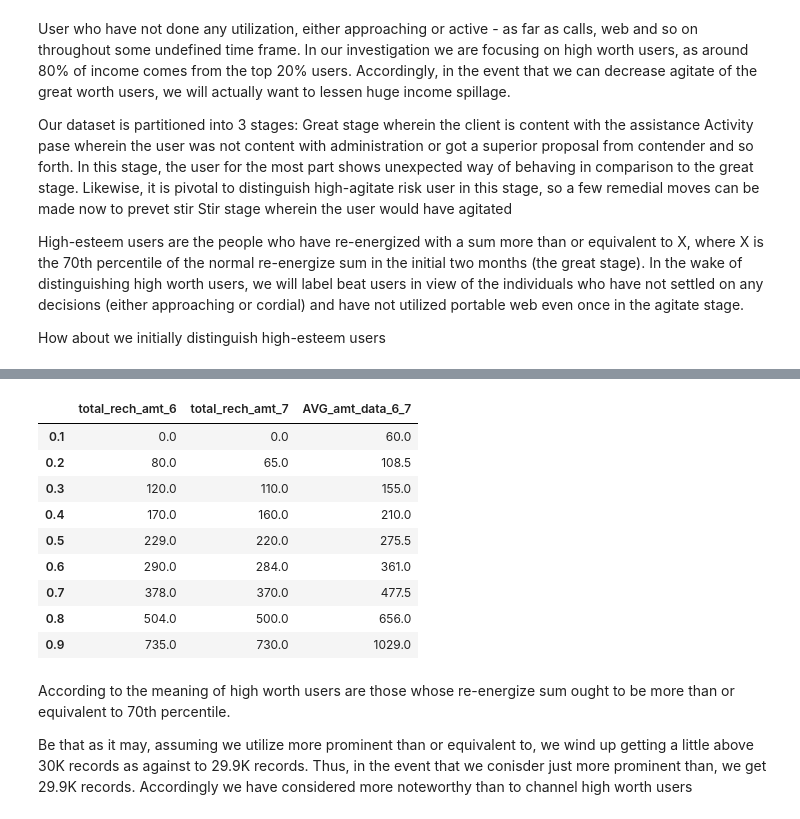
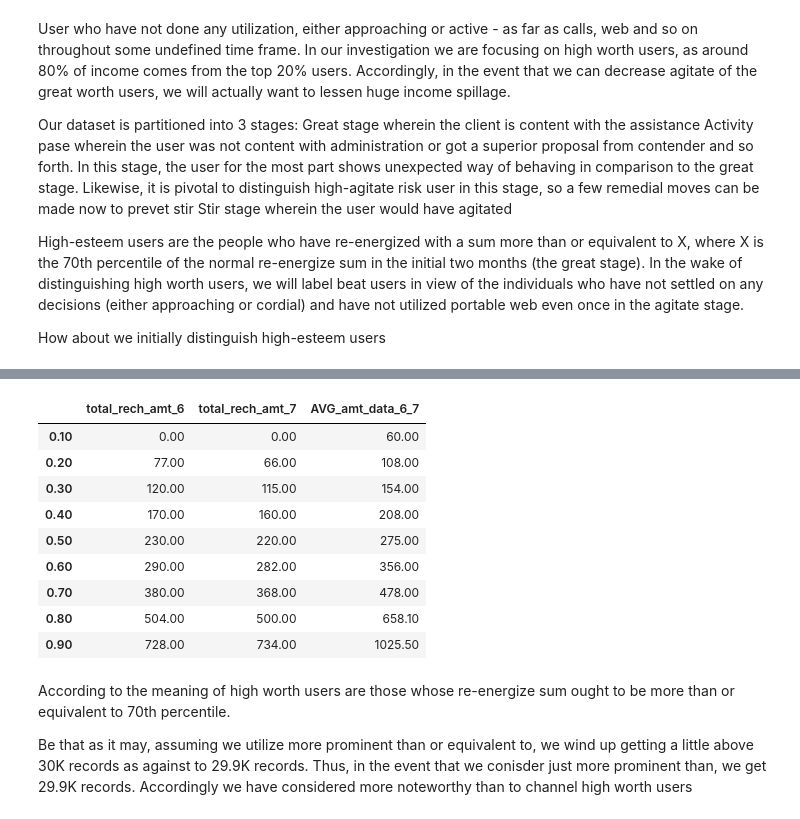
Before and after one commit to spdsp04/TelecomChrunCasestudy, a Jupyter notebook: Telecom_Chrun.ipynb, the cells around one changed output, grey strips where cells are left out. Saved outputs shown, nothing was run; the diff lists cells and outputs as text; code cells hidden in the pictures.

```diff
--- a/Telecom_Chrun.ipynb
+++ b/Telecom_Chrun.ipynb
@@ -87,16 +117,24 @@ chrun_train['AVG_amt_data_6_7'] = chrun_train[['amt_data_6','amt_data_7']].mean(
-# %%
-chrun_train[['total_rech_amt_6','total_rech_amt_7','AVG_amt_data_6_7']].quantile(np.linspace(.1, 1, 9, 0))
-# %% [output]
-|  | total_rech_amt_6 | total_rech_amt_7 | AVG_amt_data_6_7 |
-| 0.1 | 0.0 | 0.0 | 60.0 |
-| 0.2 | 80.0 | 65.0 | 108.5 |
-| 0.3 | 120.0 | 110.0 | 155.0 |
-| 0.4 | 170.0 | 160.0 | 210.0 |
-| 0.5 | 229.0 | 220.0 | 275.5 |
-| 0.6 | 290.0 | 284.0 | 361.0 |
-| 0.7 | 378.0 | 370.0 | 477.5 |
-| 0.8 | 504.0 | 500.0 | 656.0 |
-| 0.9 | 735.0 | 730.0 | 1029.0 |
+# %%
+chrun_test['total_data_rech_6'] = chrun_test['total_rech_data_6'] * chrun_test['av_rech_amt_data_6']
+chrun_test['total_data_rech_7'] = chrun_test['total_rech_data_7'] * chrun_test['av_rech_amt_data_7']
+
+chrun_test['amt_data_6'] = chrun_test[['total_rech_amt_6','total_data_rech_6']].sum(axis=1)
+chrun_test['amt_data_7'] = chrun_test[['total_rech_amt_7','total_data_rech_7']].sum(axis=1)
+
+chrun_test['AVG_amt_data_6_7'] = chrun_test[['amt_data_6','amt_data_7']].mean(axis=1)
+
+chrun_test[['total_rech_amt_6','total_rech_amt_7','AVG_amt_data_6_7']].quantile(np.linspace(.1, 1, 9, 0))
+# %% [output]
+|  | total_rech_amt_6 | total_rech_amt_7 | AVG_amt_data_6_7 |
+| 0.10 | 0.00 | 0.00 | 60.00 |
+| 0.20 | 77.00 | 66.00 | 108.00 |
+| 0.30 | 120.00 | 115.00 | 154.00 |
+| 0.40 | 170.00 | 160.00 | 208.00 |
+| 0.50 | 230.00 | 220.00 | 275.00 |
+| 0.60 | 290.00 | 282.00 | 356.00 |
+| 0.70 | 380.00 | 368.00 | 478.00 |
+| 0.80 | 504.00 | 500.00 | 658.10 |
+| 0.90 | 728.00 | 734.00 | 1025.50 |
 # %% [markdown]
 According to the meaning of high worth users are those whose re-energize sum ought to be more than or equivalent to 70th percentile.
 
```
Also changed, not shown: parts of 21 cells of this notebook.
